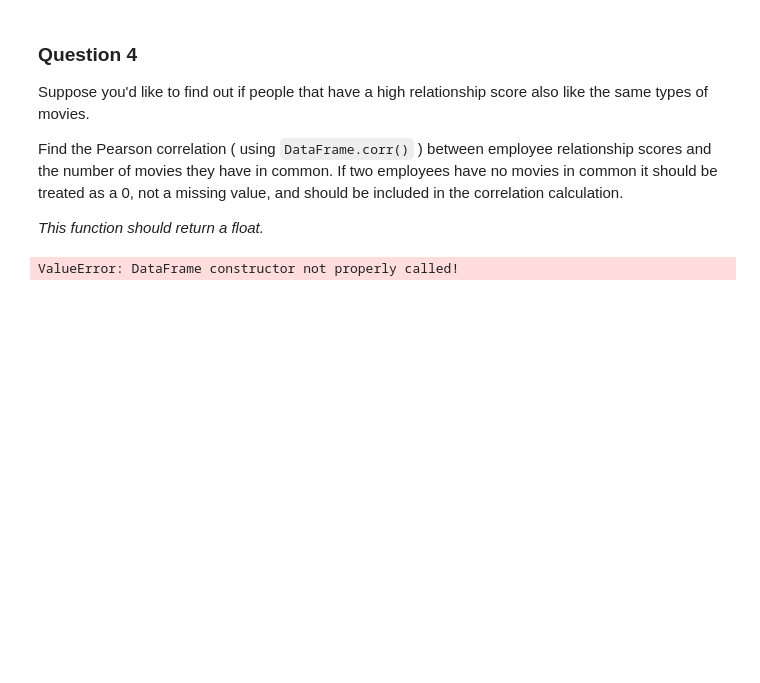
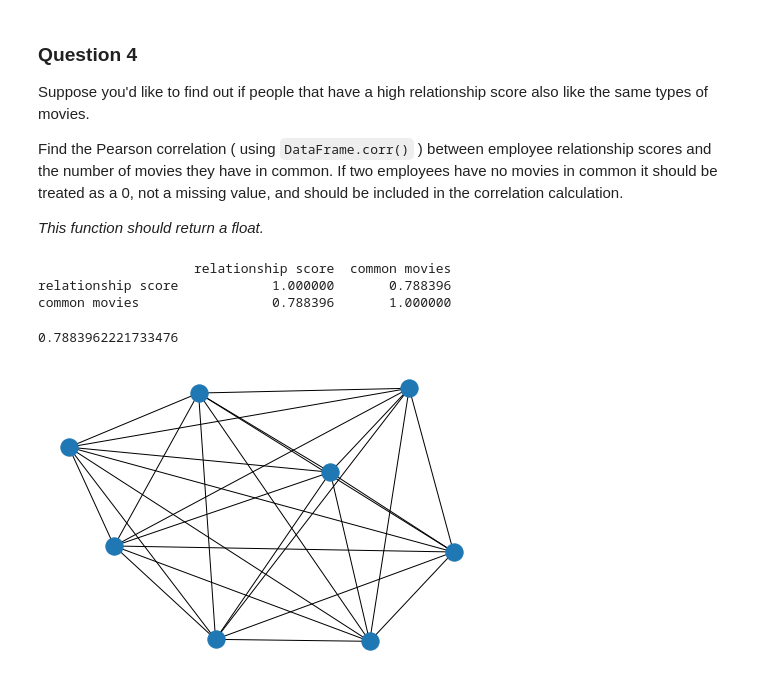
Before and after one commit to AustinChase/Applied_Data_Science, a Jupyter notebook: Module_5/Assignment+1.ipynb, the cells around one changed output. Drawn from its saved outputs; the diff is of its cells as text; code cells hidden in the pictures; blank space fills up the shorter version.

Commit message:
computed the correlation coefficient more directly. Removed some data structures that weren't needed. Added a graph visualization.

```diff
--- a/Module_5/Assignment+1.ipynb
+++ b/Module_5/Assignment+1.ipynb
@@ -183,42 +183,61 @@ Find the Pearson correlation ( using `DataFrame.corr()` ) between employee relat
 # %%
 import pandas as pd
 #new version of networkX does not have from_pandas_dataframe
 def answer_four():
 
     employee_relationships = pd.read_csv('Employee_Relationships.txt', delimiter = '\t', header=None)
     employee_movie_choices = pd.read_csv('Employee_Movie_Choices.txt', delimiter = '\t')
 
     employee_set = set(employee_movie_choices['#Employee'])
     movie_set = set(employee_movie_choices['Movie'])
 
     G = nx.Graph()
     G.add_nodes_from(employee_set, bipartite=0)
     G.add_nodes_from(movie_set, bipartite=1)
-    employee_movie_edges = list(zip(employee_movie_choices['#Employee'],employee_movie_choices['Movie']))
-    G.add_edges_from(employee_movie_edges)
+    #create bipartite graph, employees: 0 , movies: 1
+
+    G.add_edges_from(list(zip(employee_movie_choices['#Employee'],
+                              employee_movie_choices['Movie'])))
+
     P = bipartite.weighted_projected_graph(G,employee_set)
+    #create weighted projected graph, weights based on movie similarities between pairs of employees
 
-    G1 = nx.from_pandas_dataframe(employee_relationships,0,1,edge_attr =2)
+
+    G1 = nx.from_pandas_edgelist(employee_relationships,0,1, edge_attr=2)
+    #create graph with relationship score as edge attribute
+
     G1.add_edges_from(P.edges(data=True))
+    #add # of movies in common as an edge attribute
 
-    df = pd.DataFrame(G1.edges(data=True))
-    column_to_delineate = list(df[2])
-    relationship_score_column = []
-    movies_in_common_column = []
-    for i,row in enumerate(column_to_delineate):
-        relationship_score_column.append(row[2])
+    nx.draw(G1)
+
+    relationship_score = []
+    common_movies = []
+    for edge in G1.edges(data=True):
         try:
-            movies_in_common_column.append(row['weight'])
+#             print("{} & {}'s Relationship score: {}".format(edge[0],edge[1],edge[2][2]))
+            relationship_score.append(edge[2][2])
+            #append edge attribute with key 2: relationship score
+#             print("{} & {}'s Movie's in common: {}".format(edge[0],edge[1],edge[2]['weight']))
+            common_movies.append(edge[2]['weight'])
+            #append edge attribute with key: 'weight', movies in common
+
         except:
-            movies_in_common_column.append(0)
+#             print("{} & {} have 00 Movies in common".format(edge[0],edge[1]))
+            common_movies.append(0)
+            #for the pairs that do not have any movies in common, append a 0
 
-    df2 = pd.DataFrame()
-    df2['relationship_score'] = relationship_score_column
-    df2['movies_in_common'] = movies_in_common_column
-
-    answer = df2.corr().iloc[0][1]
+    df = pd.DataFrame(list(zip(relationship_score,common_movies)),
+                      columns = ['relationship score','common movies'])
+    print(df.corr())
+    answer = df.corr().iloc[0][1]
+    #load the lists into a dataframe and compute the correlation coefficient
 
     return answer
 answer_four()
 # %% [output]
-ValueError: DataFrame constructor not properly called!
+                    relationship score  common movies
+relationship score            1.000000       0.788396
+common movies                 0.788396       1.000000
+0.7883962221733476
+[figure, added]
```
Also changed, not shown: parts of 3 cells of this notebook.
